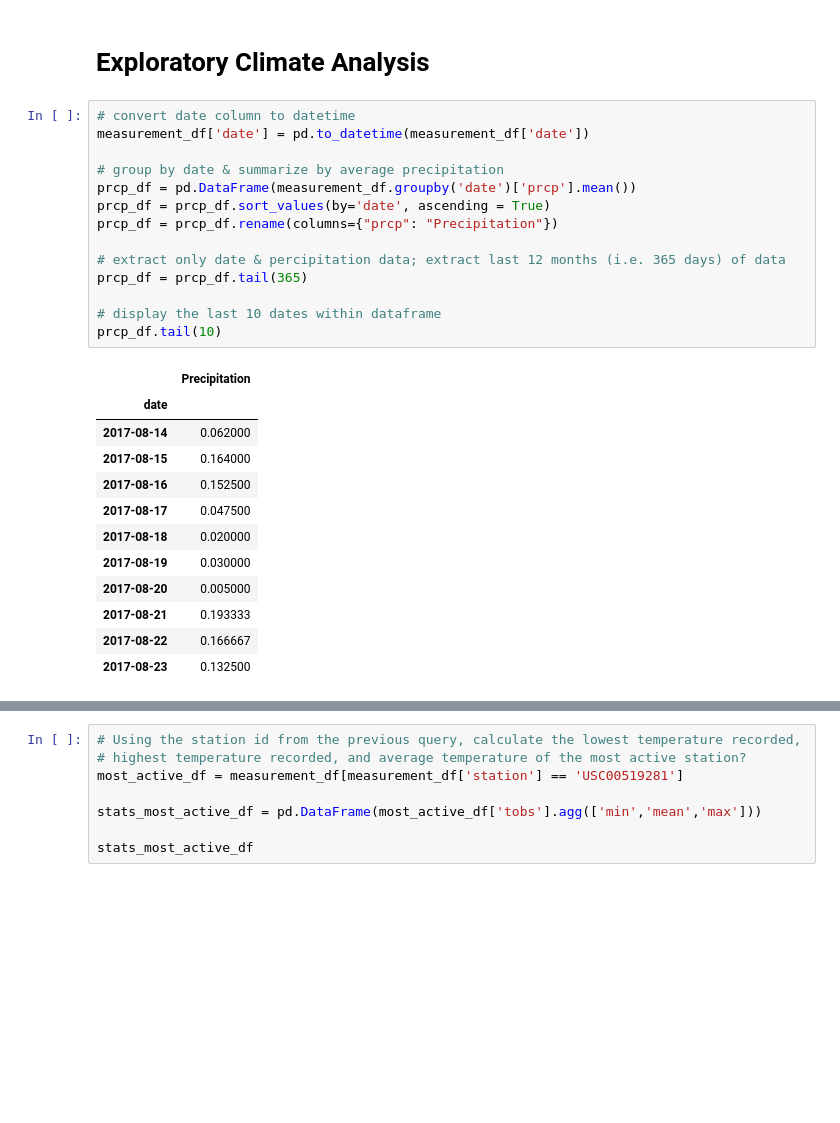
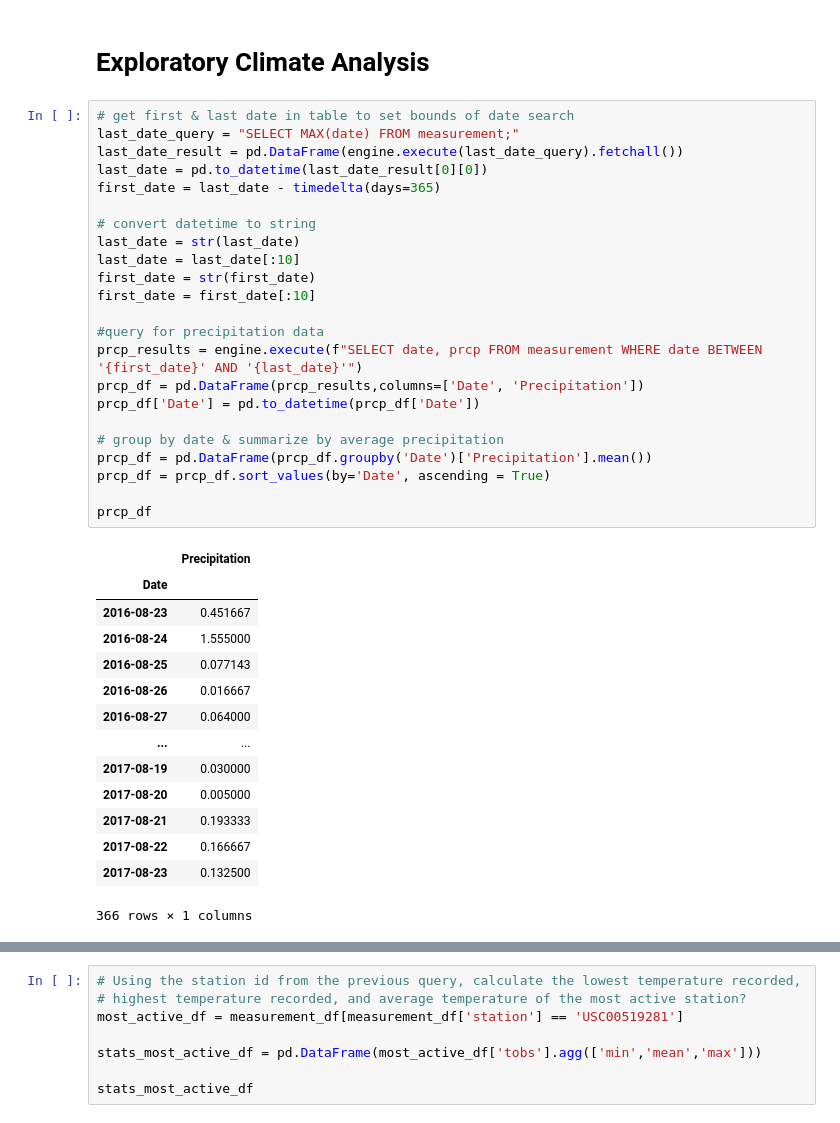
Before and after one commit to ppalani09/sqlalchemy-challenge, a Jupyter notebook: climate_submission.ipynb, the cells around one changed output, grey strips where cells are left out. Drawn from its saved outputs; the diff is of its cells as text; blank space fills up the shorter version.

```diff
--- a/climate_submission.ipynb
+++ b/climate_submission.ipynb
@@ -91,33 +92,44 @@ measurement_df
 19550 rows × 5 columns
 # %% [markdown]
 # Exploratory Climate Analysis
-# %%
-# convert date column to datetime
-measurement_df['date'] = pd.to_datetime(measurement_df['date'])
-
-# group by date & summarize by average precipitation
-prcp_df = pd.DataFrame(measurement_df.groupby('date')['prcp'].mean())
-prcp_df = prcp_df.sort_values(by='date', ascending = True)
-prcp_df = prcp_df.rename(columns={"prcp": "Precipitation"})
-
-# extract only date & percipitation data; extract last 12 months (i.e. 365 days) of data
-prcp_df = prcp_df.tail(365)
-
-# display the last 10 dates within dataframe
-prcp_df.tail(10)
-# %% [output]
-|  | Precipitation |
-| date |  |
-| 2017-08-14 | 0.062000 |
-| 2017-08-15 | 0.164000 |
-| 2017-08-16 | 0.152500 |
-| 2017-08-17 | 0.047500 |
-| 2017-08-18 | 0.020000 |
-| 2017-08-19 | 0.030000 |
-| 2017-08-20 | 0.005000 |
-| 2017-08-21 | 0.193333 |
-| 2017-08-22 | 0.166667 |
-| 2017-08-23 | 0.132500 |
+# %%
+# get first & last date in table to set bounds of date search
+last_date_query = "SELECT MAX(date) FROM measurement;"
+last_date_result = pd.DataFrame(engine.execute(last_date_query).fetchall())
+last_date = pd.to_datetime(last_date_result[0][0])
+first_date = last_date - timedelta(days=365)
+
+# convert datetime to string
+last_date = str(last_date)
+last_date = last_date[:10]
+first_date = str(first_date)
+first_date = first_date[:10]
+
+#query for precipitation data
+prcp_results = engine.execute(f"SELECT date, prcp FROM measurement WHERE date BETWEEN '{first_date}' AND '{last_date}'")
+prcp_df = pd.DataFrame(prcp_results,columns=['Date', 'Precipitation'])
+prcp_df['Date'] = pd.to_datetime(prcp_df['Date'])
+
+# group by date & summarize by average precipitation
+prcp_df = pd.DataFrame(prcp_df.groupby('Date')['Precipitation'].mean())
+prcp_df = prcp_df.sort_values(by='Date', ascending = True)
+
+prcp_df
+# %% [output]
+|  | Precipitation |
+| Date |  |
+| 2016-08-23 | 0.451667 |
+| 2016-08-24 | 1.555000 |
+| 2016-08-25 | 0.077143 |
+| 2016-08-26 | 0.016667 |
+| 2016-08-27 | 0.064000 |
+| ... | ... |
+| 2017-08-19 | 0.030000 |
+| 2017-08-20 | 0.005000 |
+| 2017-08-21 | 0.193333 |
+| 2017-08-22 | 0.166667 |
+| 2017-08-23 | 0.132500 |
+366 rows × 1 columns
 # %%
 ####################### CREATE PRECIPITATION OVER TIME PLOT #######################
 
```
Also changed, not shown: parts of 6 cells of this notebook.
